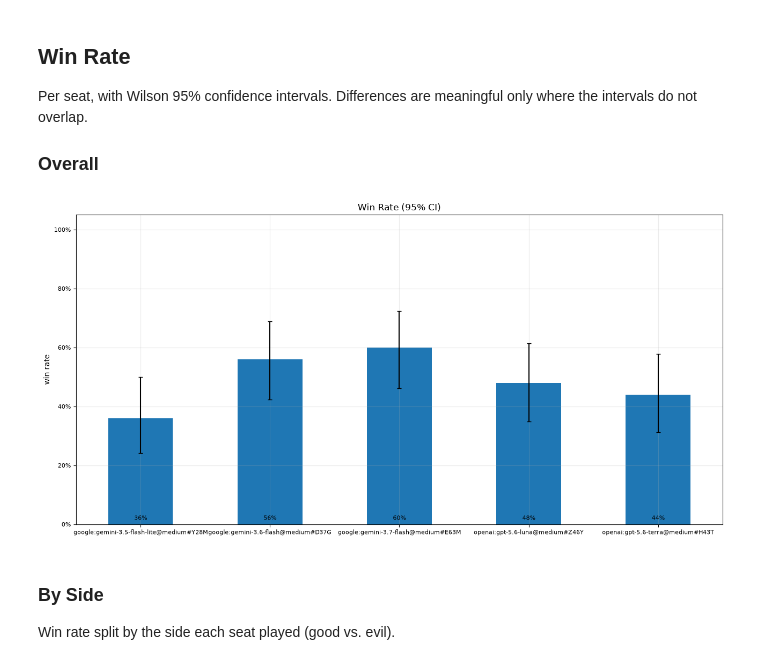
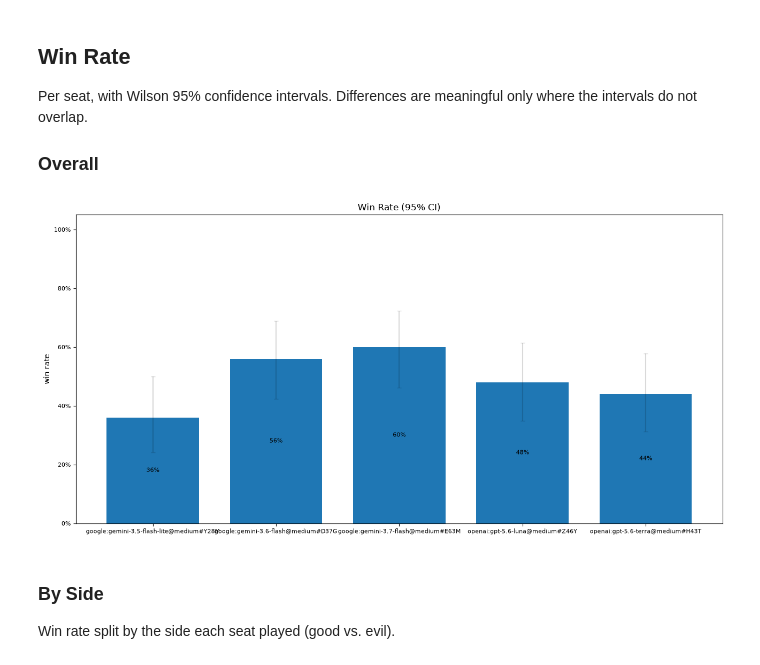
Before and after one commit to LuoZihYuan/camelot-bench, a Jupyter notebook: notebooks/seats.ipynb, the cells around one changed output. Saved outputs shown, nothing was run; the diff lists cells and outputs as text; code cells hidden in the pictures.

```diff
--- a/notebooks/seats.ipynb
+++ b/notebooks/seats.ipynb
@@ -31,8 +31,6 @@ WINDOW = 10  # rolling window for trajectories
 
 plt.rcParams["xtick.labelsize"] = 8  # small tick labels so long seat keys fit
 plt.rcParams["ytick.labelsize"] = 8
-plt.rcParams["axes.grid"] = True  # half-transparent grid lines
-plt.rcParams["grid.alpha"] = 0.25
 plt.rcParams["figure.titlesize"] = 16  # suptitle larger than subplot titles
 print("RUN_DIR:", RUN_DIR)
 # %% [output]
@@ -100,18 +145,10 @@ where the intervals do not overlap.
 ### **Overall**
 # %%
 wr = win_rate(RUN_DIR)
-df = overall_frame(wr, ["win_rate", "ci_low", "ci_high", "n"])
-err = [(df["win_rate"] - df["ci_low"]).values, (df["ci_high"] - df["win_rate"]).values]
-ax = df["win_rate"].plot(
-  kind="bar", figsize=(13, 6.5), yerr=err, capsize=3, title="Win Rate (95% CI)", ylabel="win rate", ylim=(0, 1.05), rot=0
-)
-ax.yaxis.set_major_formatter(mtick.PercentFormatter(xmax=1.0))
-for x, v in enumerate(df["win_rate"]):
-  ax.text(x, 0.01, f"{v:.0%}", ha="center", va="bottom", fontsize=8, color="black")
-plt.tight_layout()
-plt.show()
+frame = cell_frame(wr, WIN)
+bars(frame, "Win Rate (95% CI)", "win rate", yerr=ci_err(wr, WIN, frame))
 # %% [output]
-[figure, old version]
+[figure, new version]
 # %% [markdown]
 ### **By Side**
 
```
Also changed, not shown: parts of 11 cells of this notebook.
